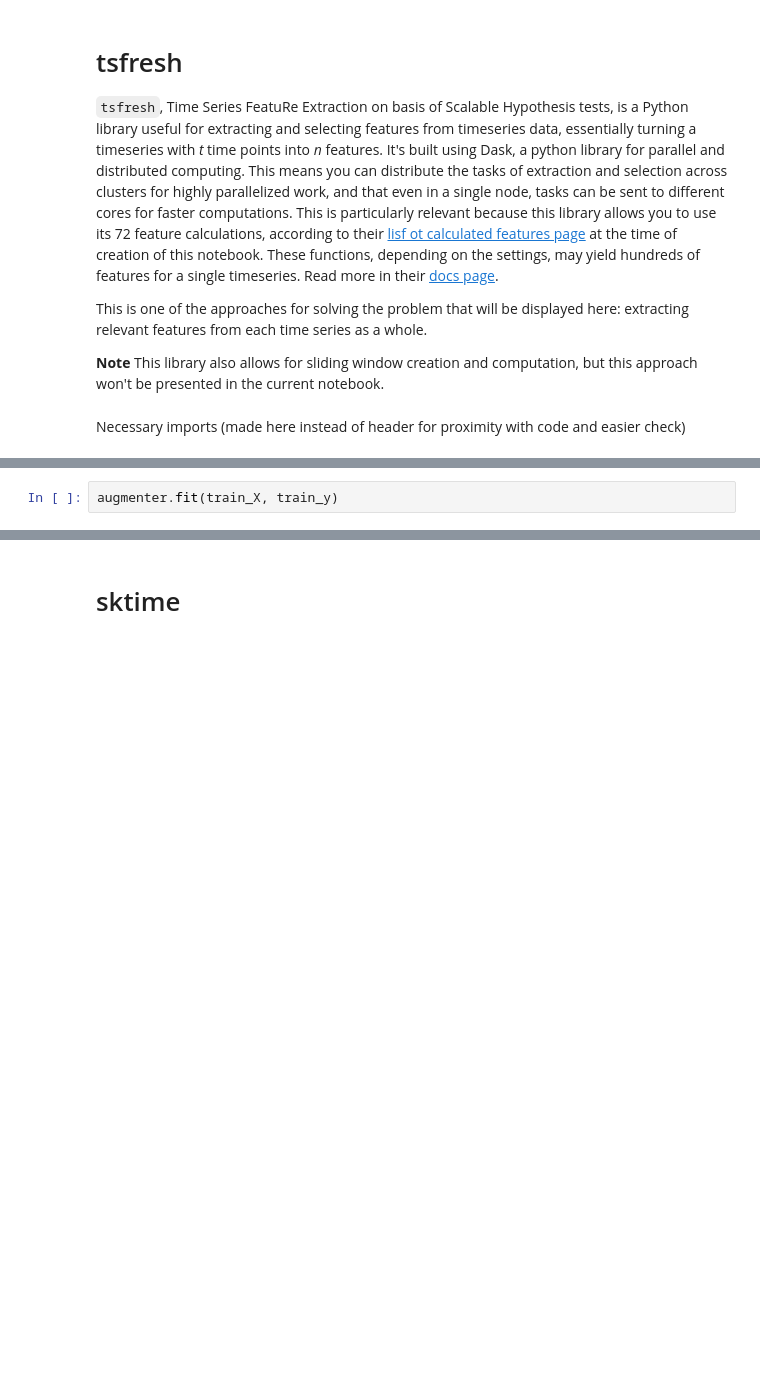
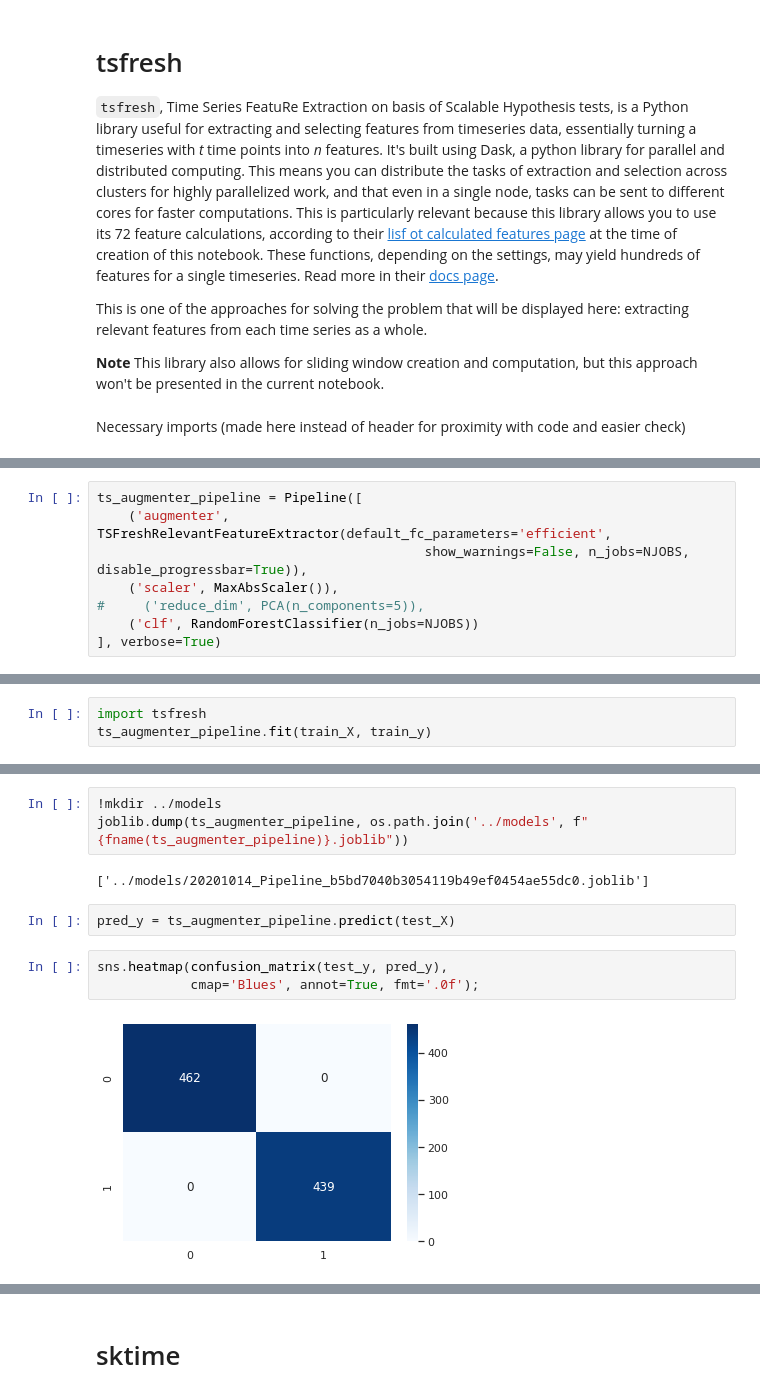
Before and after one commit to seoruosa/ml-study-group, a Jupyter notebook: notebooks/2020-08-29-aac-forda-ts-classification-approaches.ipynb, the cells around one changed output, grey strips where cells are left out. Drawn from its saved outputs; the diff is of its cells as text; blank space fills up the shorter version.

```diff
--- a/notebooks/2020-08-29-aac-forda-ts-classification-approaches.ipynb
+++ b/notebooks/2020-08-29-aac-forda-ts-classification-approaches.ipynb
@@ -461,2 +315,0 @@ augmenter.set_timeseries_container(timeseries_container)
-# %%
-augmenter.fit(train_X, train_y)
@@ -616,0 +327,8 @@ It seems that the first 4 principal components are the most relevant, and that a
+# %%
+ts_augmenter_pipeline = Pipeline([
+    ('augmenter', TSFreshRelevantFeatureExtractor(default_fc_parameters='efficient',
+                                          show_warnings=False, n_jobs=NJOBS, disable_progressbar=True)),
+    ('scaler', MaxAbsScaler()),
+#     ('reduce_dim', PCA(n_components=5)),
+    ('clf', RandomForestClassifier(n_jobs=NJOBS))
+], verbose=True)
@@ -616,0 +344,3 @@ It seems that the first 4 principal components are the most relevant, and that a
+# %%
+import tsfresh
+ts_augmenter_pipeline.fit(train_X, train_y)
@@ -616,0 +358,12 @@ It seems that the first 4 principal components are the most relevant, and that a
+# %%
+!mkdir ../models
+joblib.dump(ts_augmenter_pipeline, os.path.join('../models', f"{fname(ts_augmenter_pipeline)}.joblib"))
+# %% [output]
+['../models/20201014_Pipeline_b5bd7040b3054119b49ef0454ae55dc0.joblib']
+# %%
+pred_y = ts_augmenter_pipeline.predict(test_X)
+# %%
+sns.heatmap(confusion_matrix(test_y, pred_y),
+            cmap='Blues', annot=True, fmt='.0f');
+# %% [output]
+[figure, added]
```
Also changed, not shown: parts of 111 cells of this notebook, 1 other file.
